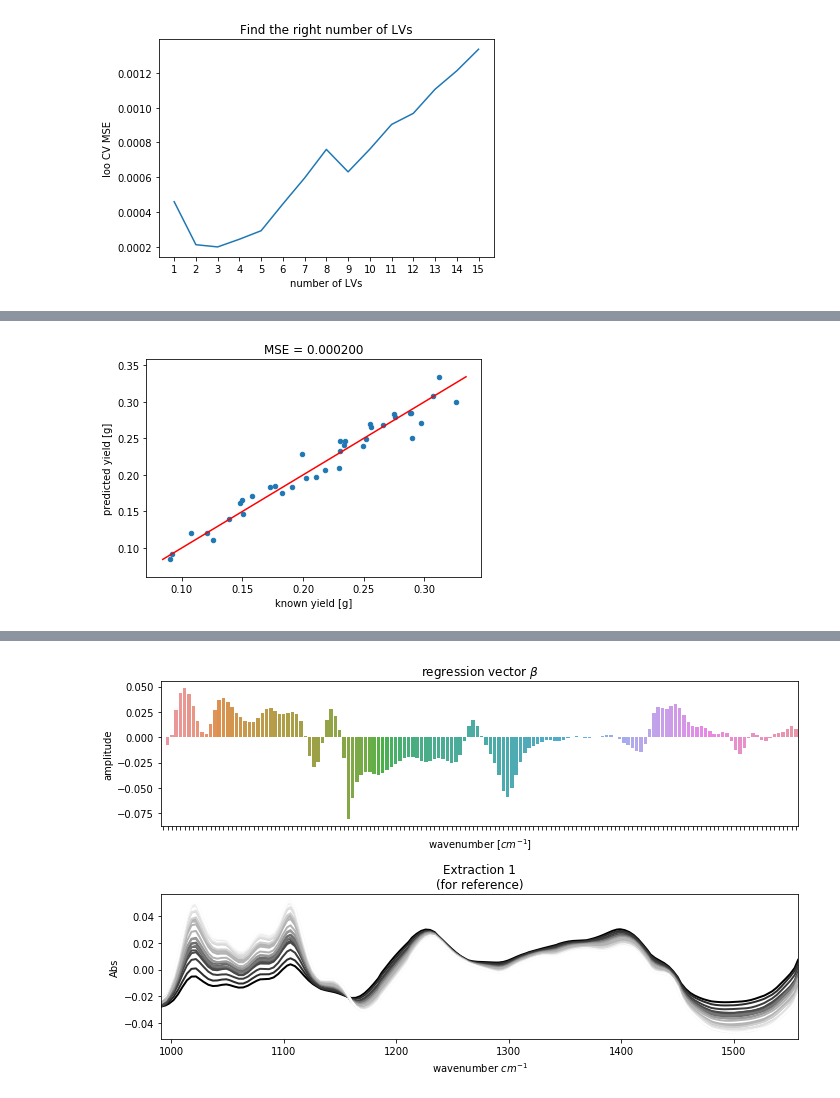
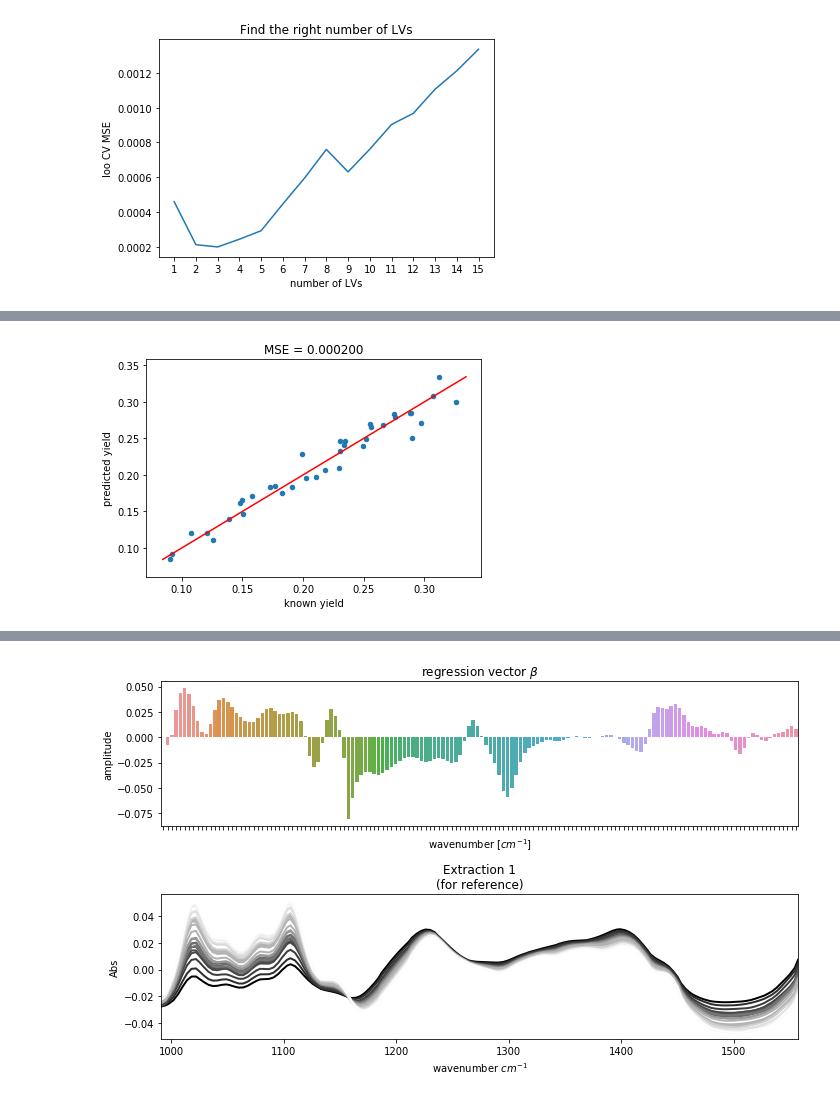
Before and after one commit to DTUComputeStatisticsAndDataAnalysis/MBPLS, a Jupyter notebook: examples/FTIR/FTIR_PLS.ipynb, the cells around one changed output, grey strips where cells are left out. Saved outputs shown, nothing was run; the diff lists cells and outputs as text; code cells hidden in the pictures.

```diff
--- a/examples/FTIR/FTIR_PLS.ipynb
+++ b/examples/FTIR/FTIR_PLS.ipynb
@@ -30,0 +8,2 @@ One can observe that extractions 1 and 2 appear to have similar shape, while ext
+# %%
+data = load_FTIR_Data()
@@ -31,3 +12,8 @@ One can observe that extractions 1 and 2 appear to have similar shape, while ext
+# %%
+ftir1 = data['ftir1']
+wavenumbers = ftir1.columns
+ftir2 = data['ftir2']
+ftir3 = data['ftir3']
 # %%
 def plot_spectra(spectra, ax, name):
     pectin_yield = np.array(spectra.index)
@@ -84,12 +63,12 @@ Once we have found the right number of latent variables we plug in this number t
 # %%
 mbpls = MBPLS(n_components=3, method='NIPALS')
 prediction = cross_val_predict(mbpls, ftir, yield_all, cv=len(ftir))
 prediction = pd.DataFrame(prediction)
 yield_all = pd.DataFrame(np.array(yield_all))
 prediction = pd.concat((prediction, yield_all), axis=1)
-prediction.columns=['predicted yield [g]', 'known yield [g]']
-prediction.plot.scatter(x='known yield [g]', y='predicted yield [g]')
+prediction.columns=['predicted yield', 'known yield']
+prediction.plot.scatter(x='known yield', y='predicted yield')
 plt.plot([prediction.min().min(), prediction.max().max()], [prediction.min().min(), prediction.max().max()], color='red')
-plt.title('MSE = %.6f' % mean_squared_error(prediction['known yield [g]'], prediction['predicted yield [g]']));
+plt.title('MSE = %.6f' % mean_squared_error(prediction['known yield'], prediction['predicted yield']));
 # %% [output]
-[figure, old version]
+[figure, new version]
```
Also changed, not shown: parts of 10 cells of this notebook, 14 other files.
